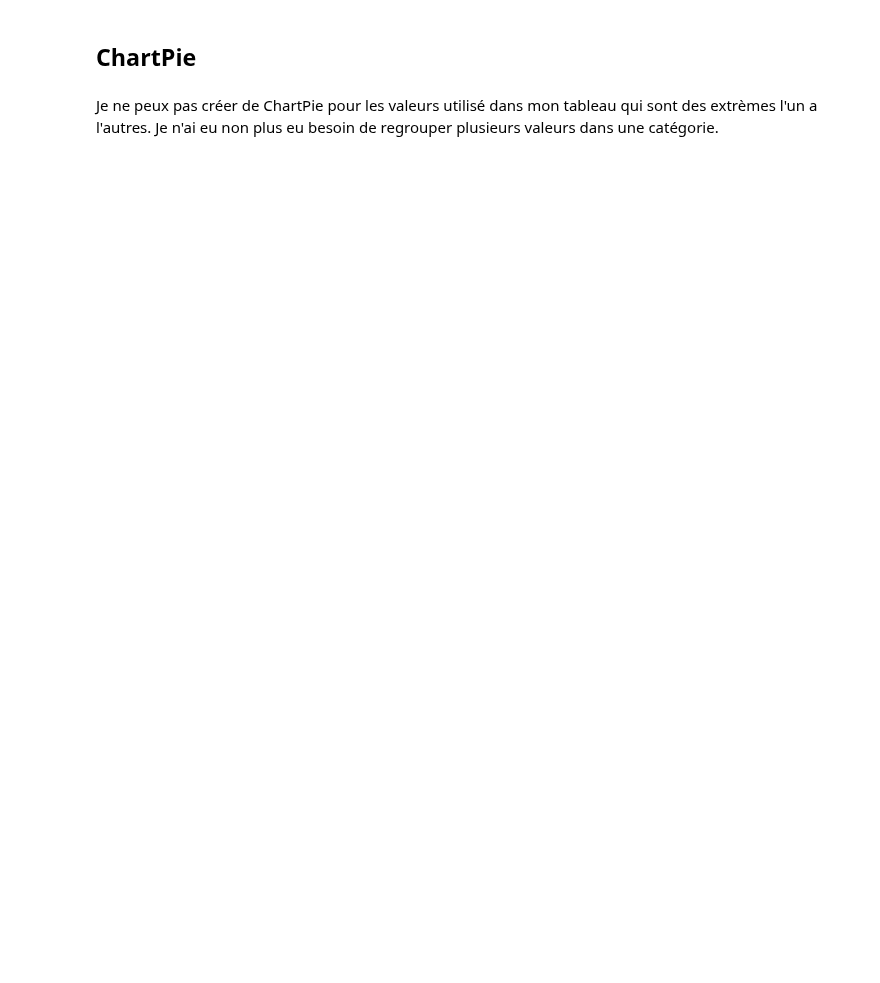
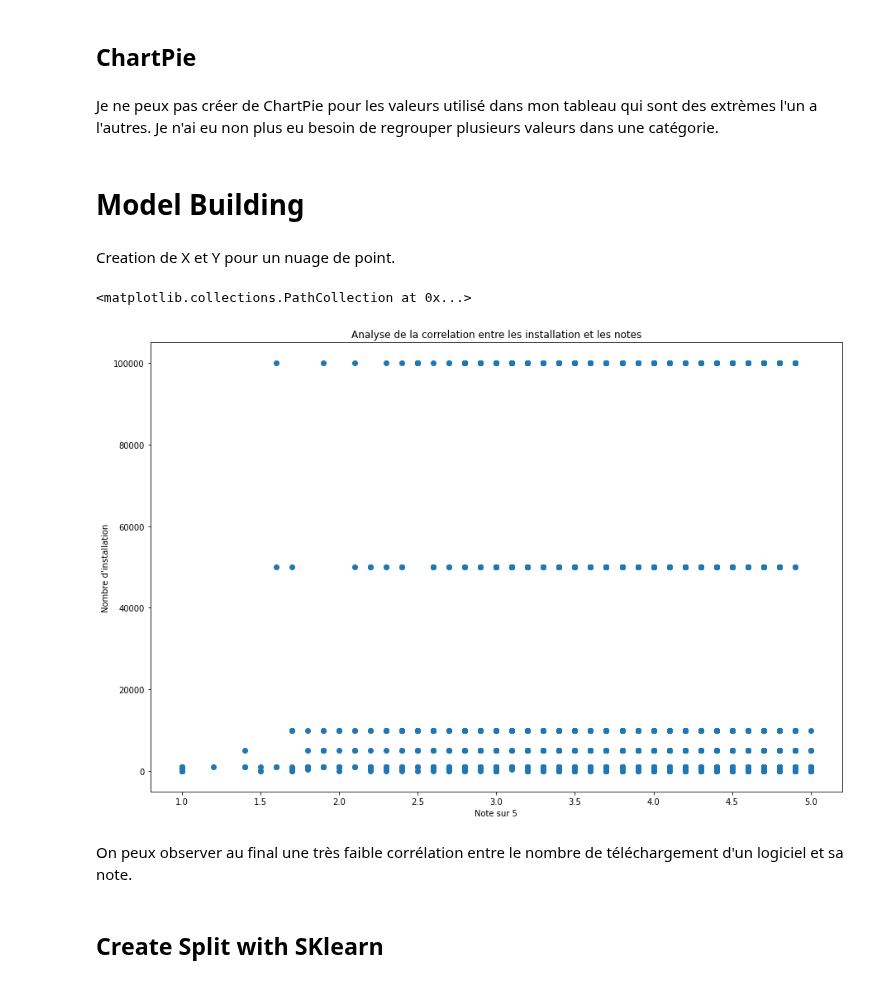
Before and after one commit to Hy-gon/Python_Hitema, a Jupyter notebook: MachineLearning/MiniProject/MiniProjet.ipynb, the cells around one changed output. Saved outputs shown, nothing was run; the diff lists cells and outputs as text; code cells hidden in the pictures; blank space fills up the shorter version.

```diff
--- a/MachineLearning/MiniProject/MiniProjet.ipynb
+++ b/MachineLearning/MiniProject/MiniProjet.ipynb
@@ -175,3 +199,27 @@ Avec cette HeatMap, l'on peux potentiellement prendre en compte que la note d'un
 ## ChartPie
 # %% [markdown]
 Je ne peux pas créer de ChartPie pour les valeurs utilisé dans mon tableau qui sont des extrèmes l'un a l'autres. Je n'ai eu non plus eu besoin de regrouper plusieurs valeurs dans une catégorie.
+# %% [markdown]
+# Model Building
+# %% [markdown]
+Creation de X et Y pour un nuage de point.
+# %%
+X = dataStore[['Installs']]
+Y = dataStore[['Rating']]
+
+# Créer une corrélation entre le nombre d'installation et la note global d'un jeu
+# %%
+plt.figure(figsize=(15, 10))
+
+plt.title("Analyse de la correlation entre les installation et les notes")
+plt.xlabel("Note sur 5")
+plt.ylabel("Nombre d'installation")
+
+plt.scatter(Y, X)
+# %% [output]
+<matplotlib.collections.PathCollection at 0x...>
+[figure, added]
+# %% [markdown]
+On peux observer au final une très faible corrélation entre le nombre de téléchargement d'un logiciel et sa note.
+# %% [markdown]
+## Create Split with SKlearn
```
Also changed, not shown: parts of 26 cells of this notebook.
